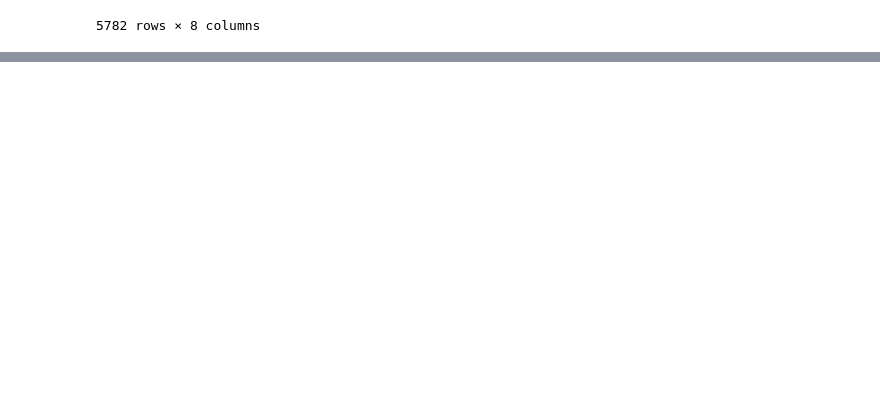
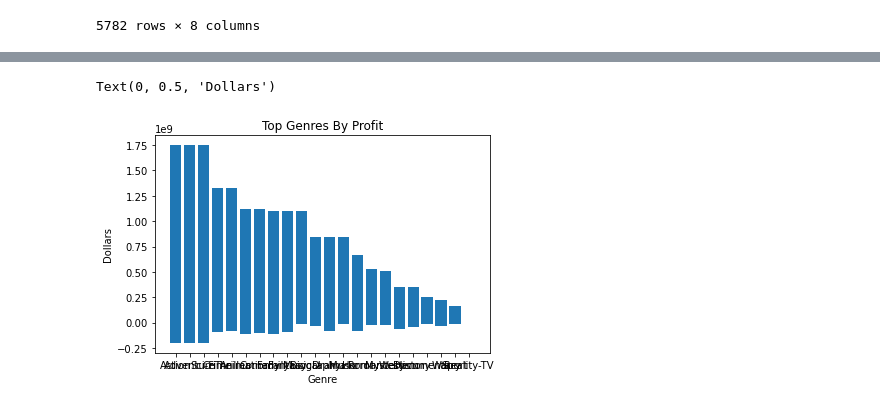
Before and after one commit to FeritYikar/ds-phase1-project, a Jupyter notebook: Anna.ipynb, the cells around one changed output, grey strips where cells are left out. Drawn from its saved outputs; the diff is of its cells as text; code cells hidden in the pictures; blank space fills up the shorter version.

Commit message:
renamed file and added chart

```diff
--- a/Anna.ipynb
+++ b/Anna.ipynb
@@ -348,0 +251,3 @@ rt_reviews.tail()
+# %%
+genre_budgets_cleaned = genre_budgets_cleaned.sort_values(by="Profit", ascending=False)
+genre_budgets_cleaned
@@ -348,0 +268,3 @@ rt_reviews.tail()
+# %%
+genre_budgets_cleaned["profit_percentage"]= ((genre_budgets_cleaned["wwg_numeric"] / genre_budgets_cleaned["pb_numeric"]) -1 )* 100
+genre_budgets_cleaned
@@ -348,0 +301,5 @@ rt_reviews.tail()
+# %%
+gbc2 = genre_budgets_cleaned.copy()
+gbc2['genres_list'] = gbc2['genres'].str.split(',')
+#genre_budgets_cleaned.explode("genres")
+gbc2
@@ -348,0 +320,4 @@ rt_reviews.tail()
+# %%
+budgets_genres = gbc2.explode("genres_list")
+budgets_genres.sort_values(by="profit_percentage", ascending=False)
+budgets_genres
@@ -348,0 +343,12 @@ rt_reviews.tail()
+# %%
+genres = budgets_genres["genres_list"]
+profit = budgets_genres["Profit"]
+
+fig, ax = plt.subplots()
+ax.bar(genres_list, profit)
+ax.set_title("Top Genres By Profit")
+ax.set_xlabel("Genre")
+ax.set_ylabel("Dollars")
+# %% [output]
+Text(0, 0.5, 'Dollars')
+[figure, added]
```
Also changed, not shown: parts of 47 cells of this notebook.
